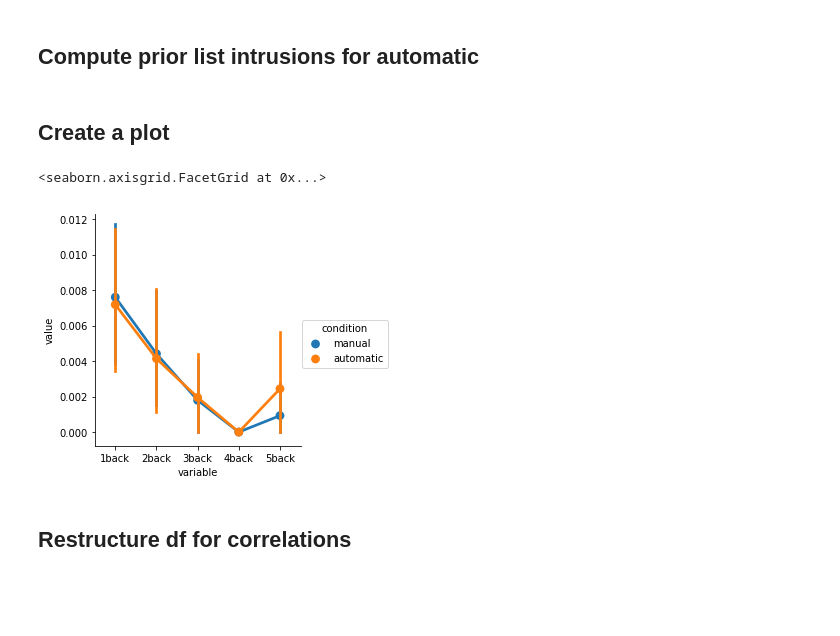
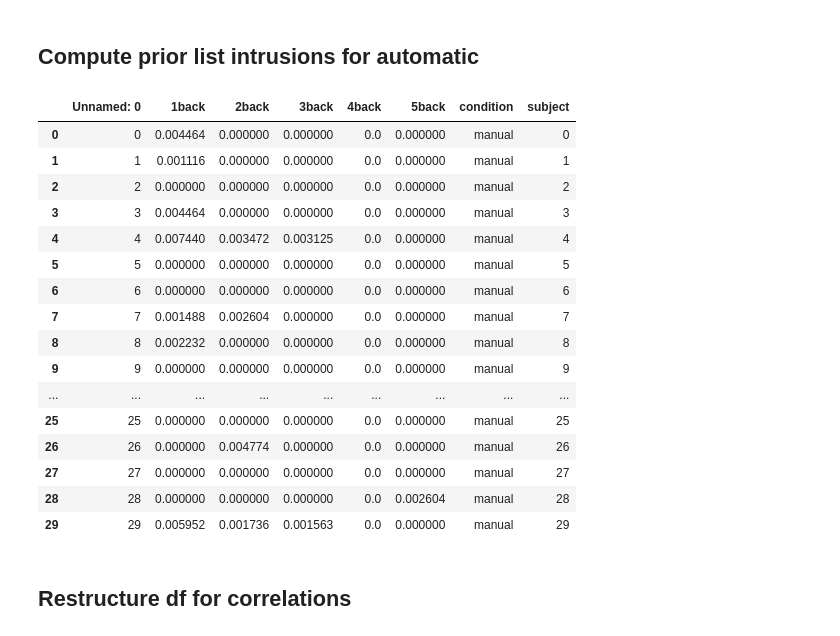
Before and after one commit to ContextLab/AutoFR-analyses, a Jupyter notebook: notebooks/Figure6_AH.ipynb, the cells around one changed output. Drawn from its saved outputs; the diff is of its cells as text; code cells hidden in the pictures; blank space fills up the shorter version.

```diff
--- a/notebooks/Figure6_AH.ipynb
+++ b/notebooks/Figure6_AH.ipynb
@@ -79,18 +80,0 @@ auto_prior_intrusions = prior_list_intrusions(auto)
-# %% [markdown]
-## Create a plot
-# %%
-df_man = pd.DataFrame(man_prior_intrusions[:,1:6], columns=['1back', '2back', '3back', '4back', '5back'])
-df_man['condition']='manual'
-df_man['subject']=range(30)
-
-df_auto = pd.DataFrame(auto_prior_intrusions[:,1:6], columns=['1back', '2back', '3back', '4back', '5back'])
-df_auto['condition']='automatic'
-df_auto['subject']=range(30)
-
-df = pd.concat([df_man, df_auto])
-df = df.melt(value_vars=['1back', '2back', '3back', '4back', '5back'], id_vars=['subject', 'condition'])
-
-sns.factorplot(data=df, x='variable', y='value', hue='condition')
-# %% [output]
-<seaborn.axisgrid.FacetGrid at 0x...>
-[figure, removed]
@@ -96,0 +84,20 @@ sns.factorplot(data=df, x='variable', y='value', hue='condition')
+# %%
+df_man
+# %% [output]
+|  | Unnamed: 0 | 1back | 2back | 3back | 4back | 5back | condition | subject |
+| 0 | 0 | 0.004464 | 0.000000 | 0.000000 | 0.0 | 0.000000 | manual | 0 |
+| 1 | 1 | 0.001116 | 0.000000 | 0.000000 | 0.0 | 0.000000 | manual | 1 |
+| 2 | 2 | 0.000000 | 0.000000 | 0.000000 | 0.0 | 0.000000 | manual | 2 |
+| 3 | 3 | 0.004464 | 0.000000 | 0.000000 | 0.0 | 0.000000 | manual | 3 |
+| 4 | 4 | 0.007440 | 0.003472 | 0.003125 | 0.0 | 0.000000 | manual | 4 |
+| 5 | 5 | 0.000000 | 0.000000 | 0.000000 | 0.0 | 0.000000 | manual | 5 |
+| 6 | 6 | 0.000000 | 0.000000 | 0.000000 | 0.0 | 0.000000 | manual | 6 |
+| 7 | 7 | 0.001488 | 0.002604 | 0.000000 | 0.0 | 0.000000 | manual | 7 |
+| 8 | 8 | 0.002232 | 0.000000 | 0.000000 | 0.0 | 0.000000 | manual | 8 |
+| 9 | 9 | 0.000000 | 0.000000 | 0.000000 | 0.0 | 0.000000 | manual | 9 |
+| ... | ... | ... | ... | ... | ... | ... | ... | ... |
+| 25 | 25 | 0.000000 | 0.000000 | 0.000000 | 0.0 | 0.000000 | manual | 25 |
+| 26 | 26 | 0.000000 | 0.004774 | 0.000000 | 0.0 | 0.000000 | manual | 26 |
+| 27 | 27 | 0.000000 | 0.000000 | 0.000000 | 0.0 | 0.000000 | manual | 27 |
+| 28 | 28 | 0.000000 | 0.000000 | 0.000000 | 0.0 | 0.002604 | manual | 28 |
+| 29 | 29 | 0.005952 | 0.001736 | 0.001563 | 0.0 | 0.000000 | manual | 29 |
```
Also changed, not shown: parts of 10 cells of this notebook, 2 other files.
